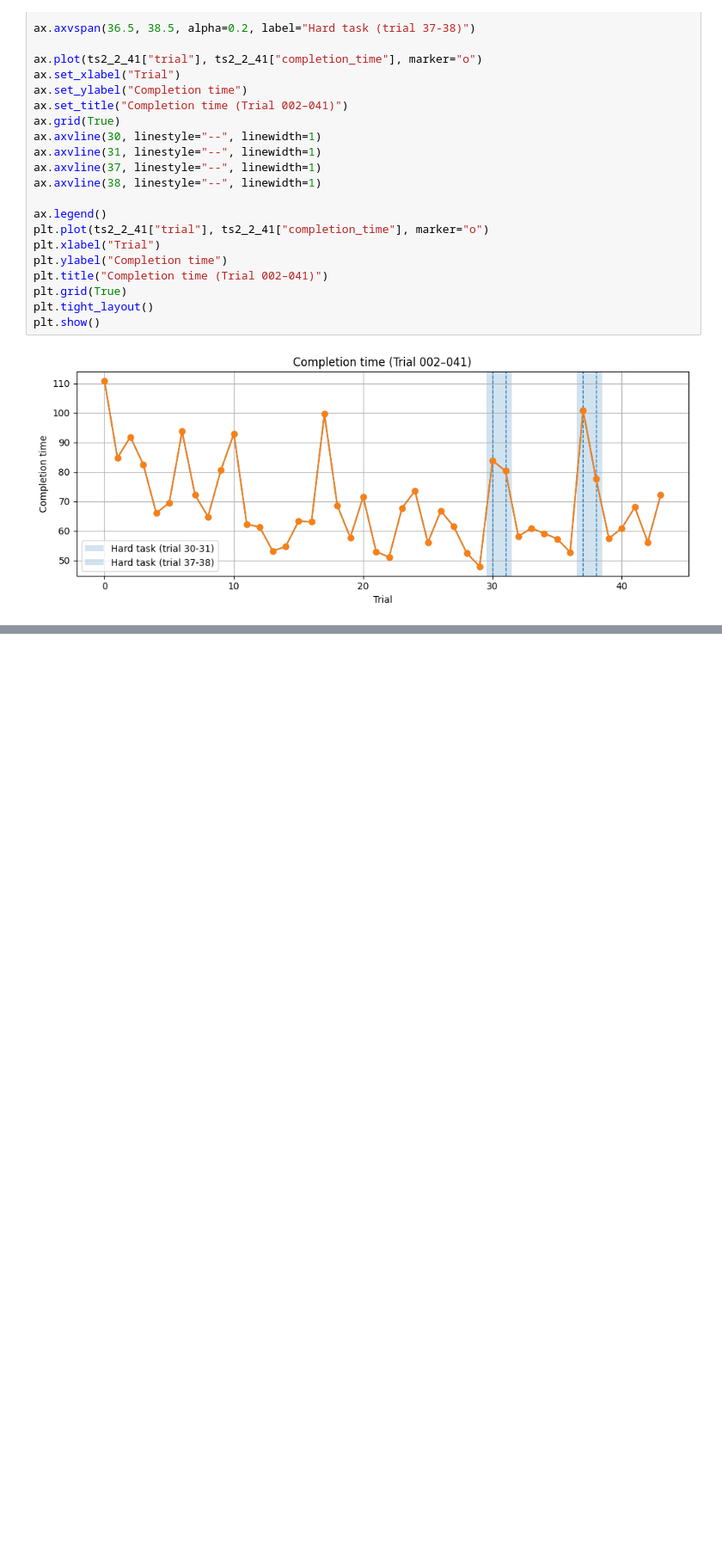
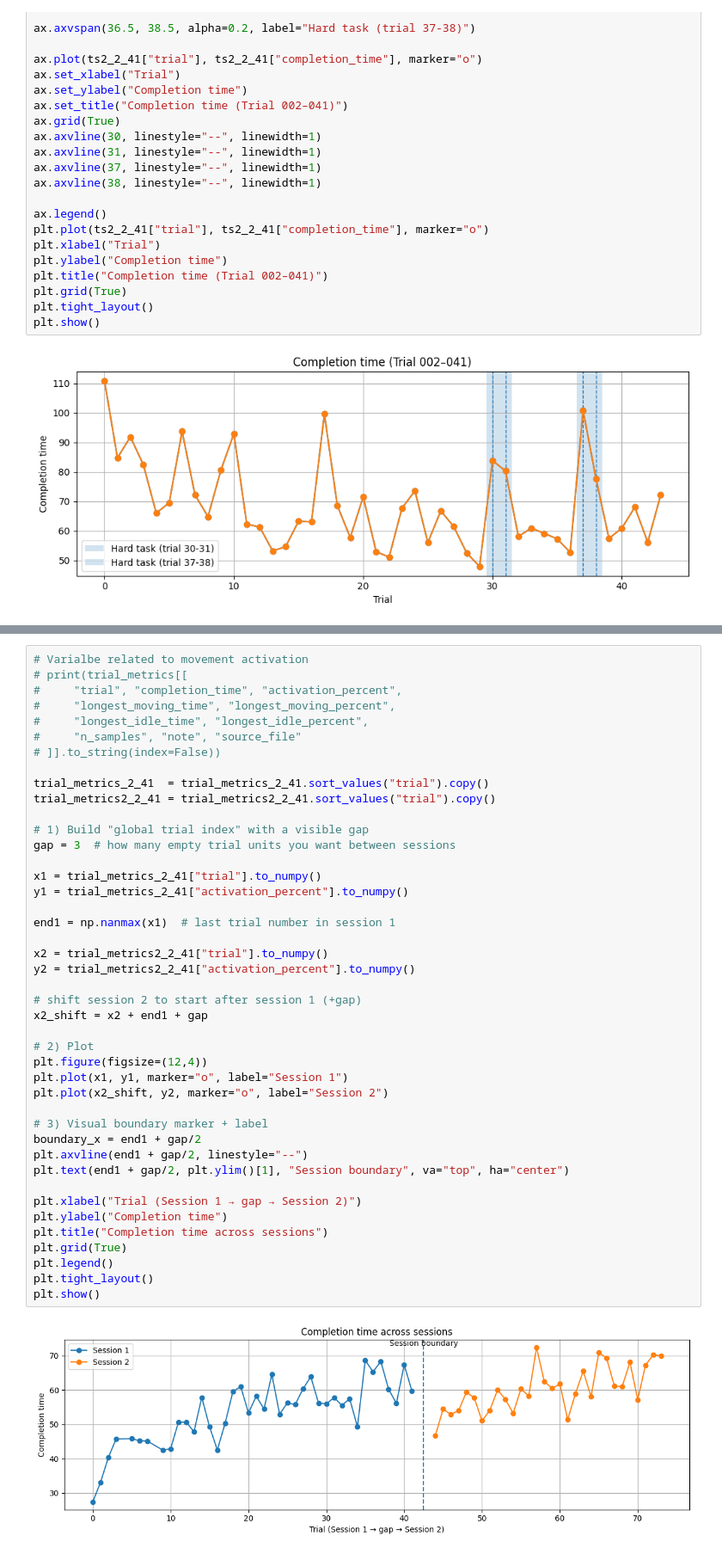
Before and after one commit to KylerHong/Morpheus_Haptic_Sleeve, a Jupyter notebook: Segmented.ipynb, the cells around one changed output, grey strips where cells are left out. Shown at 86% size. Cells and saved outputs as stored; diff of their text form; blank space fills up the shorter version.

```diff
--- a/Segmented.ipynb
+++ b/Segmented.ipynb
@@ -555,0 +820,45 @@ plt.show()
+# %%
+# Varialbe related to movement activation
+# print(trial_metrics[[
+#     "trial", "completion_time", "activation_percent",
+#     "longest_moving_time", "longest_moving_percent",
+#     "longest_idle_time", "longest_idle_percent",
+#     "n_samples", "note", "source_file"
+# ]].to_string(index=False))
+
+trial_metrics_2_41  = trial_metrics_2_41.sort_values("trial").copy()
+trial_metrics2_2_41 = trial_metrics2_2_41.sort_values("trial").copy()
+
+# 1) Build "global trial index" with a visible gap
+gap = 3  # how many empty trial units you want between sessions
+
+x1 = trial_metrics_2_41["trial"].to_numpy()
+y1 = trial_metrics_2_41["activation_percent"].to_numpy()
+
+end1 = np.nanmax(x1)  # last trial number in session 1
+
+x2 = trial_metrics2_2_41["trial"].to_numpy()
+y2 = trial_metrics2_2_41["activation_percent"].to_numpy()
+
+# shift session 2 to start after session 1 (+gap)
+x2_shift = x2 + end1 + gap
+
+# 2) Plot
+plt.figure(figsize=(12,4))
+plt.plot(x1, y1, marker="o", label="Session 1")
+plt.plot(x2_shift, y2, marker="o", label="Session 2")
+
+# 3) Visual boundary marker + label
+boundary_x = end1 + gap/2
+plt.axvline(end1 + gap/2, linestyle="--")
+plt.text(end1 + gap/2, plt.ylim()[1], "Session boundary", va="top", ha="center")
+
+plt.xlabel("Trial (Session 1 → gap → Session 2)")
+plt.ylabel("Completion time")
+plt.title("Completion time across sessions")
+plt.grid(True)
+plt.legend()
+plt.tight_layout()
+plt.show()
+# %% [output]
+[figure, added]
```
Also changed, not shown: parts of 7 cells of this notebook.
